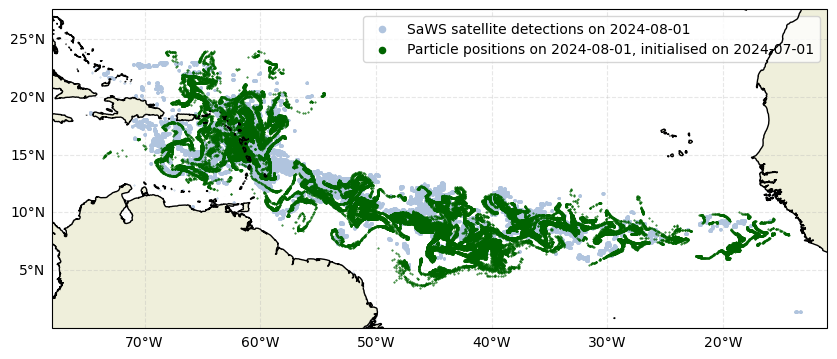
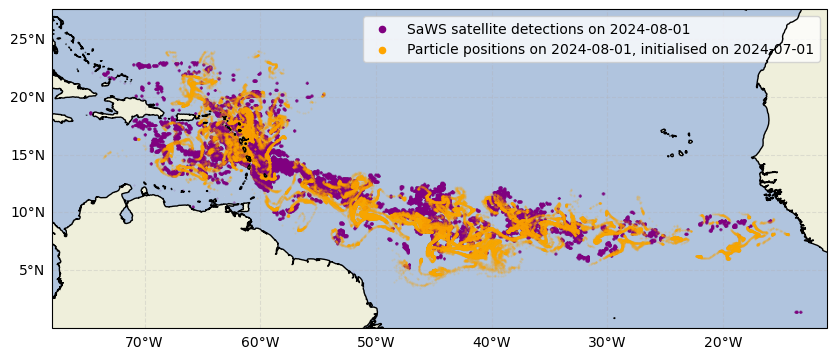
Code edit (unified diff) that turned the first committed figure into the second:
--- before
+++ after
@@ -1,4 +1,5 @@
 fig = plt.figure(figsize = (10, 5))
 ax = plt.axes(projection=ccrs.PlateCarree())
+ax.set_facecolor('lightsteelblue')
 ax.gridlines(draw_labels=['left','bottom'], zorder=2, alpha=0.3, linestyle='--')
 
@@ -7,7 +8,7 @@
 last_locations = df.filter(pl.col("time") == last_time)
 
-satplot = ax.scatter(sarg_final_lon, sarg_final_lat, s = 0.11, c='lightsteelblue', label='SaWS satellite detections on 2024-08-01',zorder=6)
+satplot = ax.scatter(sarg_final_lon, sarg_final_lat, s = 0.11, c='purple', label='SaWS satellite detections on 2024-08-01',zorder=6, alpha=0.2)
 label = f'Particle positions on {last_time.strftime("%Y-%m-%d")}, initialised on {first_time.strftime("%Y-%m-%d")}'
-eplot = ax.scatter(last_locations["lon"], last_locations["lat"], s = 0.2 ,color='darkgreen', label = label ,zorder=7)
+eplot = ax.scatter(last_locations["lon"], last_locations["lat"], s = 0.2 ,color='orange', label = label ,zorder=7, alpha=0.2)
 
 ax.add_feature(cartopy.feature.COASTLINE.with_scale('10m'), zorder=8)
@@ -17,4 +18,5 @@
 for handle in leg.legend_handles:
     handle.set_sizes([20])
+    handle.set_alpha(1.0)
 
 fig.savefig('Figures/Figure2.png', bbox_inches='tight', dpi=300)

Commit: Update scatter and background color in Fig 1 and 2